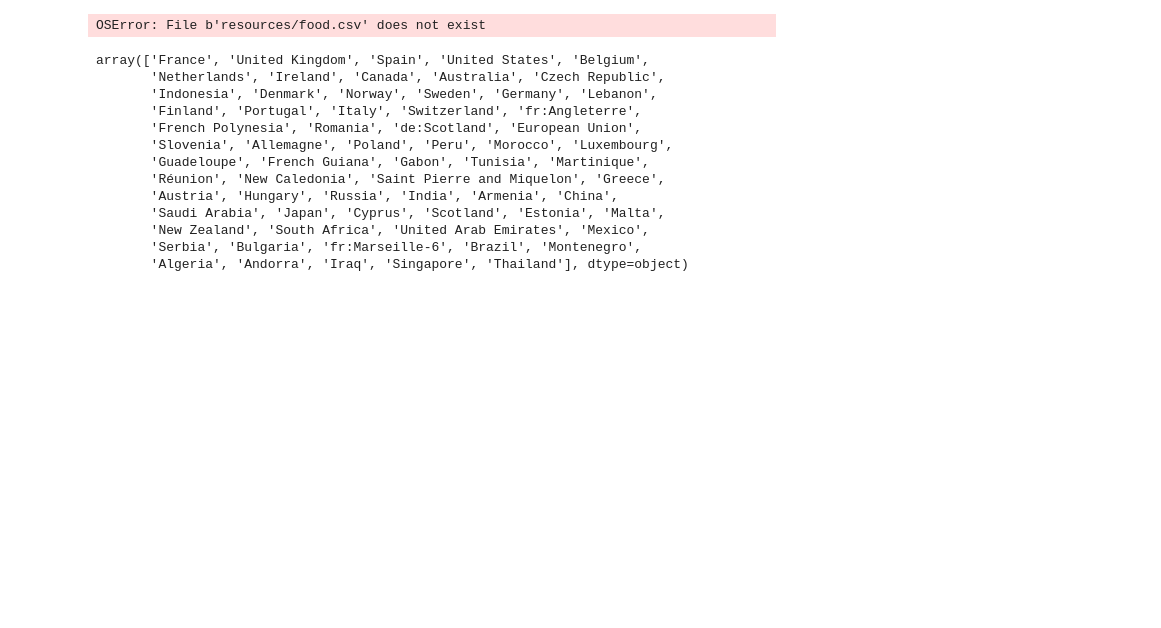
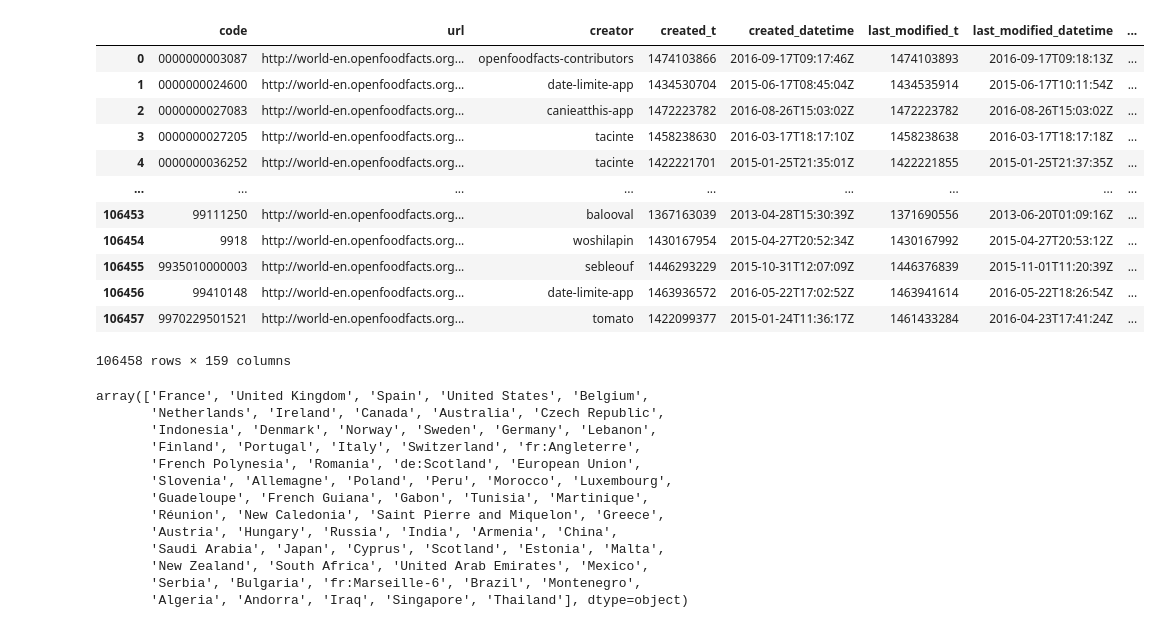
Before and after one commit to vivek-sethia/datamining-foodfacts, a Jupyter notebook: python_scripts/worldfoodfacts.ipynb, the cells around one changed output. Saved outputs shown, nothing was run; the diff lists cells and outputs as text; code cells hidden in the pictures; blank space fills up the shorter version.

```diff
--- a/python_scripts/worldfoodfacts.ipynb
+++ b/python_scripts/worldfoodfacts.ipynb
@@ -1,17 +1,30 @@
 # %%
 import pandas as pd
 import numpy as np
 import csv
+import zipfile
 
 from matplotlib import pyplot as plt
 %matplotlib inline
 filepath = "../resources/food.csv.zip"
 zf = zipfile.ZipFile(filepath)
-food = pd.read_csv(filepath, parse_dates=True, dtype=object, delimiter="\t", quoting=csv.QUOTE_NONE, encoding='utf-8')
+food = pd.read_csv(zf.open('food.csv'), parse_dates=True, dtype=object, delimiter="\t", quoting=csv.QUOTE_NONE, encoding='utf-8')
 pd.set_option('display.max_columns', 500)
 pd.set_option('display.max_rows',10)
 food
 # %% [output]
+|  | code | url | creator | created_t | created_datetime | last_modified_t | last_modified_datetime | ... |
+| 0 | 0000000003087 | http://world-en.openfoodfacts.org... | openfoodfacts-contributors | 1474103866 | 2016-09-17T09:17:46Z | 1474103893 | 2016-09-17T09:18:13Z | ... |
+| 1 | 0000000024600 | http://world-en.openfoodfacts.org... | date-limite-app | 1434530704 | 2015-06-17T08:45:04Z | 1434535914 | 2015-06-17T10:11:54Z | ... |
+| 2 | 0000000027083 | http://world-en.openfoodfacts.org... | canieatthis-app | 1472223782 | 2016-08-26T15:03:02Z | 1472223782 | 2016-08-26T15:03:02Z | ... |
+| 3 | 0000000027205 | http://world-en.openfoodfacts.org... | tacinte | 1458238630 | 2016-03-17T18:17:10Z | 1458238638 | 2016-03-17T18:17:18Z | ... |
+| 4 | 0000000036252 | http://world-en.openfoodfacts.org... | tacinte | 1422221701 | 2015-01-25T21:35:01Z | 1422221855 | 2015-01-25T21:37:35Z | ... |
+| ... | ... | ... | ... | ... | ... | ... | ... | ... |
+| 106453 | 99111250 | http://world-en.openfoodfacts.org... | balooval | 1367163039 | 2013-04-28T15:30:39Z | 1371690556 | 2013-06-20T01:09:16Z | ... |
+| 106454 | 9918 | http://world-en.openfoodfacts.org... | woshilapin | 1430167954 | 2015-04-27T20:52:34Z | 1430167992 | 2015-04-27T20:53:12Z | ... |
+| 106455 | 9935010000003 | http://world-en.openfoodfacts.org... | sebleouf | 1446293229 | 2015-10-31T12:07:09Z | 1446376839 | 2015-11-01T11:20:39Z | ... |
+| 106456 | 99410148 | http://world-en.openfoodfacts.org... | date-limite-app | 1463936572 | 2016-05-22T17:02:52Z | 1463941614 | 2016-05-22T18:26:54Z | ... |
+| 106457 | 9970229501521 | http://world-en.openfoodfacts.org... | tomato | 1422099377 | 2015-01-24T11:36:17Z | 1461433284 | 2016-04-23T17:41:24Z | ... |
-OSError: File b'resources/food.csv' does not exist
+106458 rows × 159 columns
 # %%
 def no_null_objects(data, columns=None):
```
Also changed, not shown: parts of 5 cells of this notebook, 1 other file.
